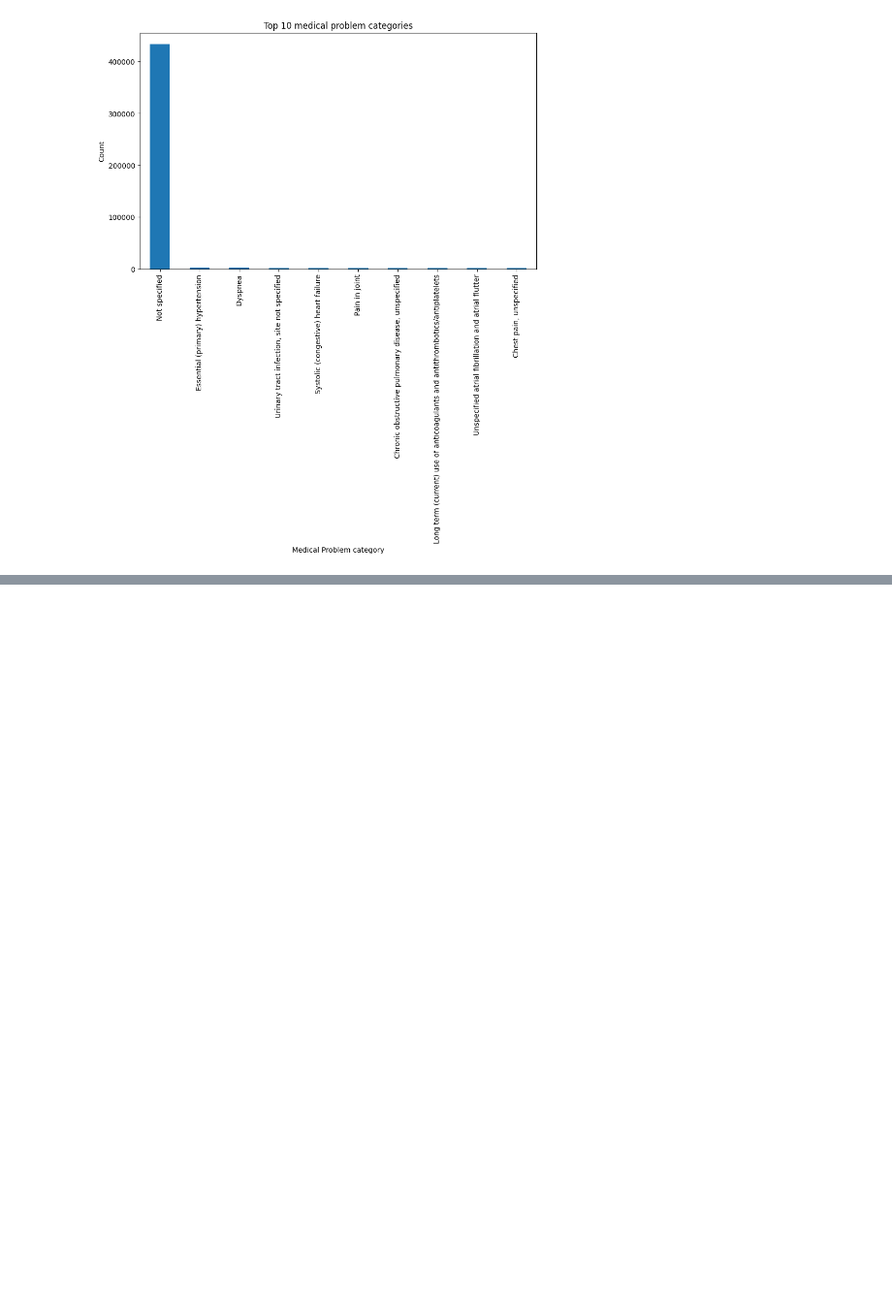
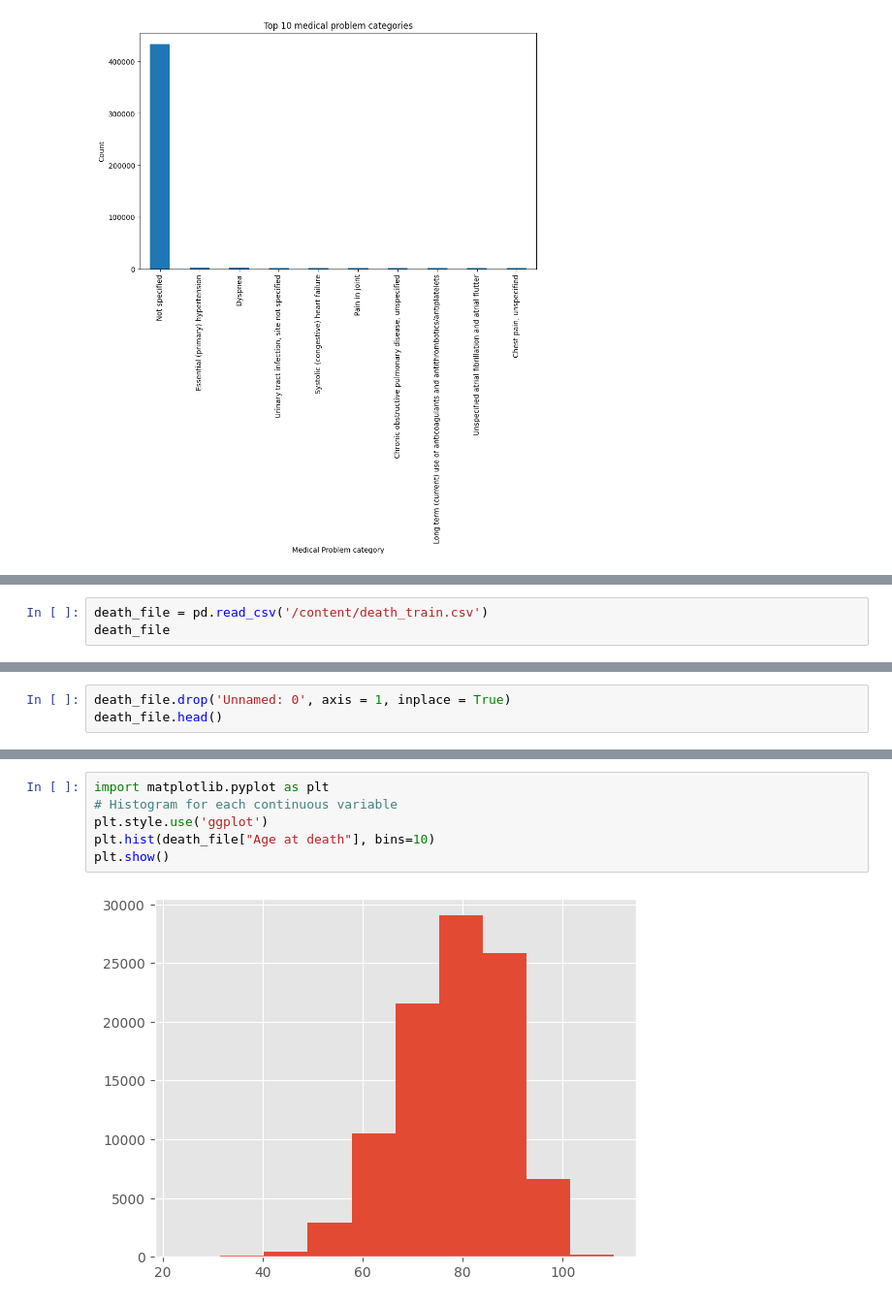
Before and after one commit to nisha1365/precisionFDA, a Jupyter notebook: ed_visit_train.ipynb, the cells around one changed output, grey strips where cells are left out. Shown at 97% size. Cells and saved outputs as stored; diff of their text form; blank space fills up the shorter version.

```diff
--- a/ed_visit_train.ipynb
+++ b/ed_visit_train.ipynb
@@ -243,0 +317,3 @@ No Duplicates found in the 'Internalpatientid' column
+# %%
+death_file = pd.read_csv('/content/death_train.csv')
+death_file
@@ -243,0 +334,3 @@ No Duplicates found in the 'Internalpatientid' column
+# %%
+death_file.drop('Unnamed: 0', axis = 1, inplace = True)
+death_file.head()
@@ -243,0 +392,8 @@ No Duplicates found in the 'Internalpatientid' column
+# %%
+import matplotlib.pyplot as plt
+# Histogram for each continuous variable
+plt.style.use('ggplot')
+plt.hist(death_file["Age at death"], bins=10)
+plt.show()
+# %% [output]
+[figure, added]
```
Also changed, not shown: parts of 47 cells of this notebook.
